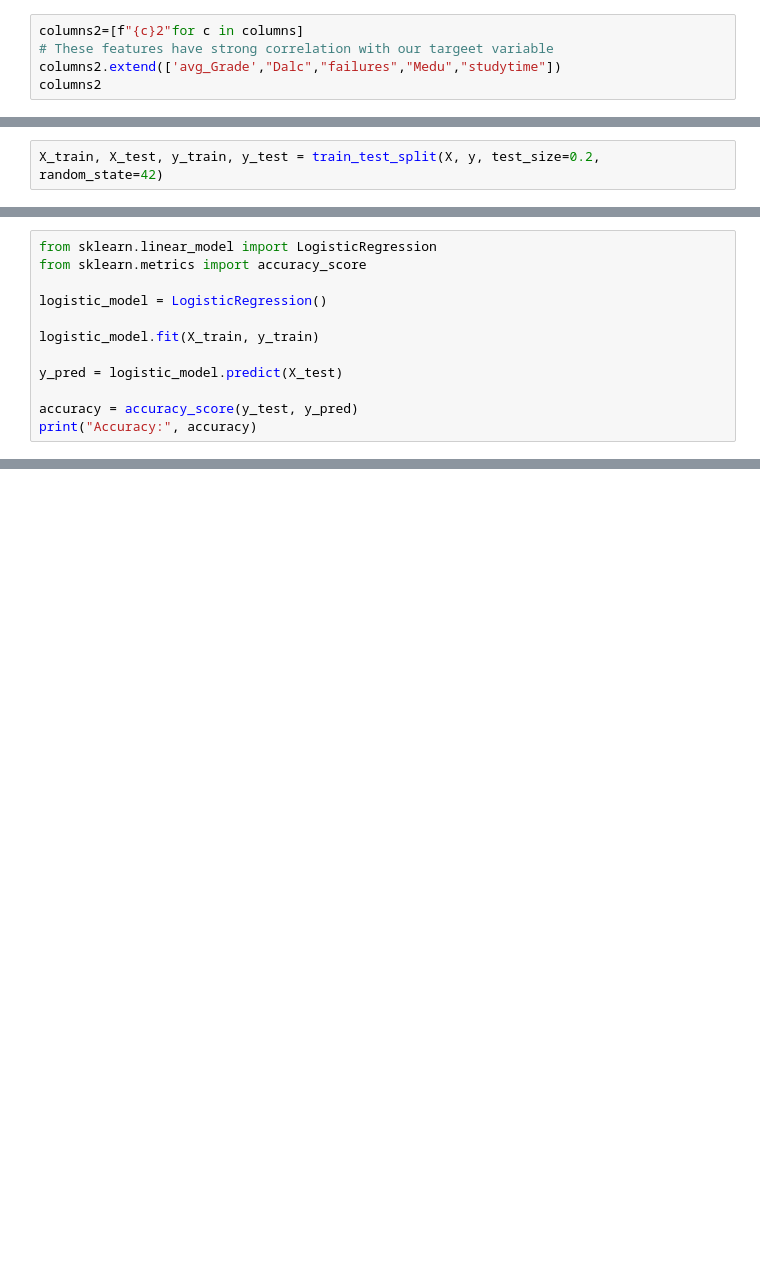
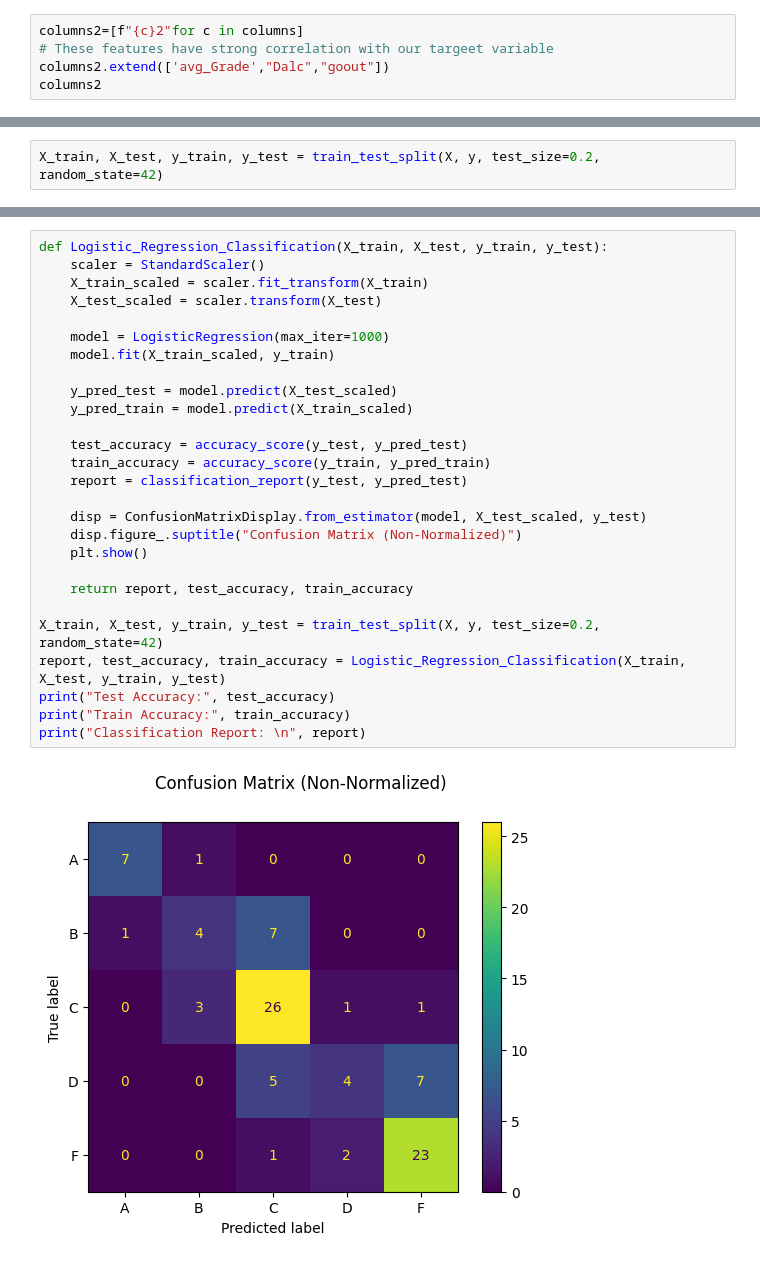
Before and after one commit to mohammed-alaa40123/Exploring-Factors-Influencing-Student-Success, a Jupyter notebook: classification.ipynb, the cells around one changed output, grey strips where cells are left out. Cells and saved outputs as stored; diff of their text form; blank space fills up the shorter version.

Commit message:
omar's multi classification update

```diff
--- a/classification.ipynb
+++ b/classification.ipynb
@@ -69,7 +48,7 @@ df_copy.head()
 # %%
 columns2=[f"{c}2"for c in columns]
 # These features have strong correlation with our targeet variable
-columns2.extend(['avg_Grade',"Dalc","failures","Medu","studytime"])
+columns2.extend(['avg_Grade',"Dalc","goout"])
 columns2
 # %% [output]
 ['school2',
@@ -188,12 +67,0 @@ weighted avg       0.65      0.68      0.66        93
-# %%
-from sklearn.linear_model import LogisticRegression
-from sklearn.metrics import accuracy_score
-
-logistic_model = LogisticRegression()
-
-logistic_model.fit(X_train, y_train)
-
-y_pred = logistic_model.predict(X_test)
-
-accuracy = accuracy_score(y_test, y_pred)
-print("Accuracy:", accuracy)
@@ -406,0 +82,29 @@ cov =  [[0.261104 0.      ]
+# %%
+def Logistic_Regression_Classification(X_train, X_test, y_train, y_test):
+    scaler = StandardScaler()
+    X_train_scaled = scaler.fit_transform(X_train)
+    X_test_scaled = scaler.transform(X_test)
+
+    model = LogisticRegression(max_iter=1000)
+    model.fit(X_train_scaled, y_train)
+
+    y_pred_test = model.predict(X_test_scaled)
+    y_pred_train = model.predict(X_train_scaled)
+
+    test_accuracy = accuracy_score(y_test, y_pred_test)
+    train_accuracy = accuracy_score(y_train, y_pred_train)
+    report = classification_report(y_test, y_pred_test)
+
+    disp = ConfusionMatrixDisplay.from_estimator(model, X_test_scaled, y_test)
+    disp.figure_.suptitle("Confusion Matrix (Non-Normalized)")
+    plt.show()
+
+    return report, test_accuracy, train_accuracy
+
+X_train, X_test, y_train, y_test = train_test_split(X, y, test_size=0.2, random_state=42)
+report, test_accuracy, train_accuracy = Logistic_Regression_Classification(X_train, X_test, y_train, y_test)
+print("Test Accuracy:", test_accuracy)
+print("Train Accuracy:", train_accuracy)
+print("Classification Report: \n", report)
+# %% [output]
+[figure, added]
```
Also changed, not shown: parts of 19 cells of this notebook.
